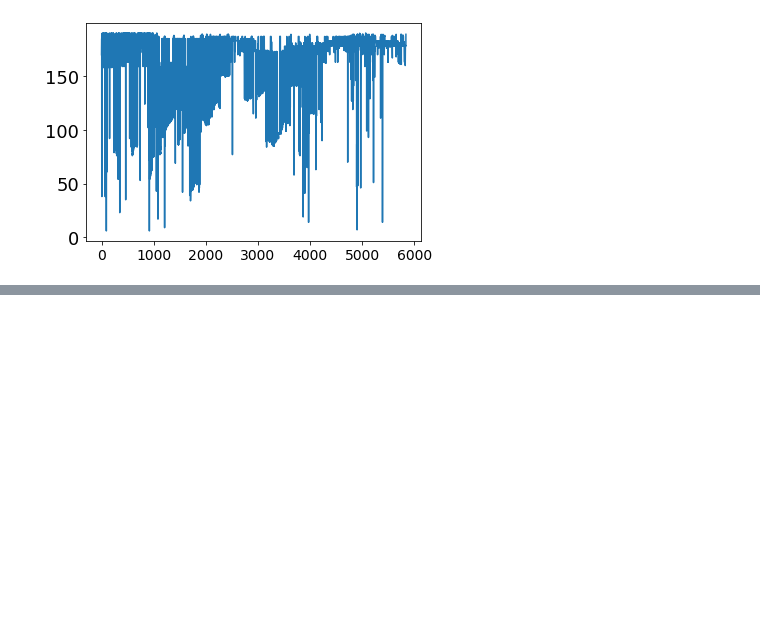
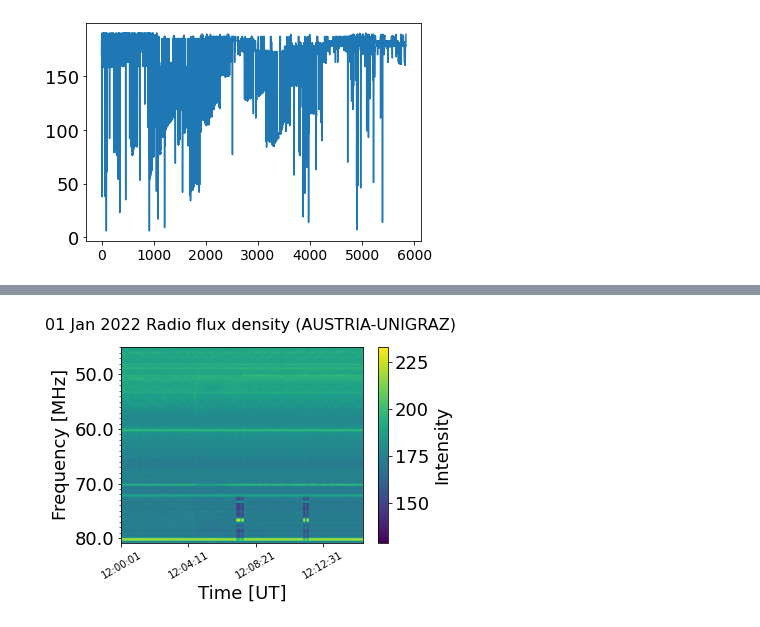
Before and after one commit to lukas-hoefig/eCallistoRadioBursts, a Jupyter notebook: to_do_classify.ipynb, the cells around one changed output, grey strips where cells are left out. Cells and saved outputs as stored; diff of their text form; code cells hidden in the pictures; blank space fills up the shorter version.

```diff
--- a/to_do_classify.ipynb
+++ b/to_do_classify.ipynb
@@ -354,0 +632,6 @@ plt.plot(m)
+# %%
+import data
+a = data.createFromTime(2022,1,1,12,10,extent=False, station="AUSTRIA-UNIGRAZ")
+a.plot()
+# %% [output]
+[figure, added]
```
Also changed, not shown: parts of 29 cells of this notebook, 6 other files.
